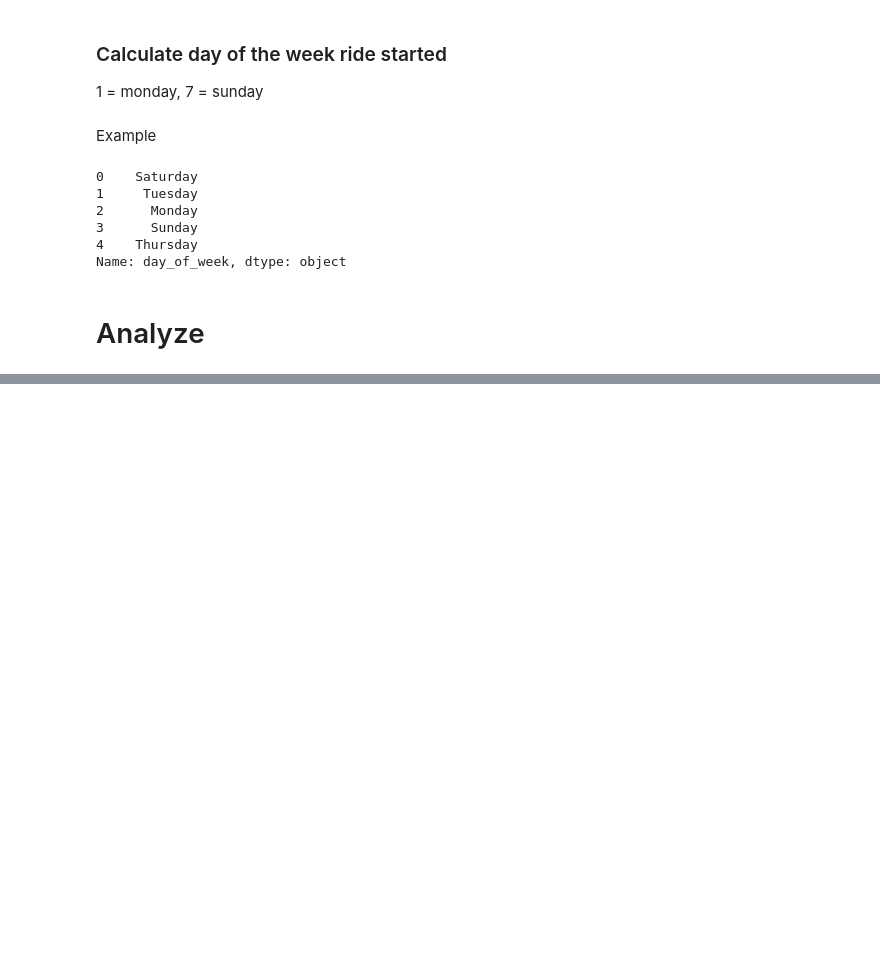
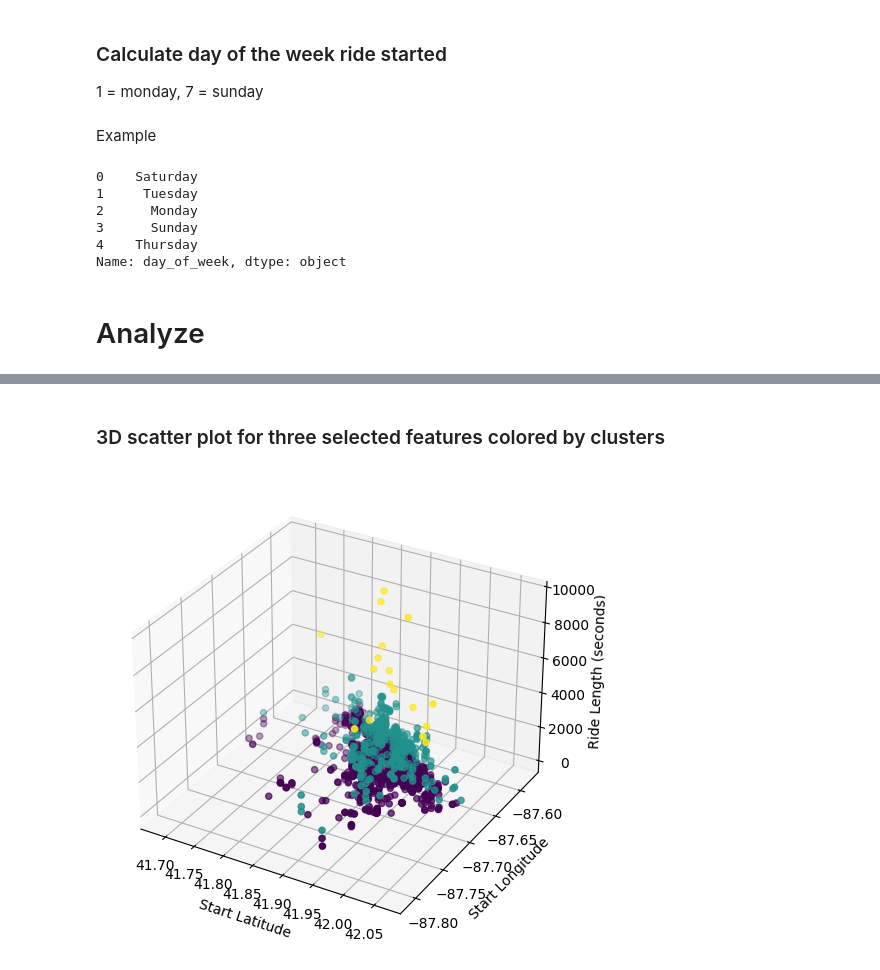
Before and after one commit to ATESAM-ABDULLAH/Coursera, a Jupyter notebook: Google Data Analytics/Capstone/Case Study 1/Code/Analysis.ipynb, the cells around one changed output, grey strips where cells are left out. Drawn from its saved outputs; the diff is of its cells as text; code cells hidden in the pictures; blank space fills up the shorter version.

```diff
--- a/Google Data Analytics/Capstone/Case Study 1/Code/Analysis.ipynb
+++ b/Google Data Analytics/Capstone/Case Study 1/Code/Analysis.ipynb
@@ -81,0 +209,8 @@ Name: day_of_week, dtype: object
+# %%
+# Considering only numeric columns for clustering
+cluster_data = df[['ride_length_seconds', 'start_lat', 'start_lng', 'end_lat', 'end_lng']]
+kmeans = KMeans(n_clusters=3, random_state=42)
+df['cluster'] = kmeans.fit_predict(cluster_data)
+
+customer_segments = df['cluster'].value_counts()
+customer_segments.index = ['Casual riders','Moderate riders','Long dist riders']
@@ -81,0 +224,12 @@ Name: day_of_week, dtype: object
+# %% [markdown]
+### 3D scatter plot for three selected features colored by clusters
+# %%
+fig = plt.figure(figsize=(8, 6))
+ax = fig.add_subplot(111, projection='3d')
+ax.scatter(df['start_lat'], df['start_lng'], df['ride_length_seconds'], c=df['cluster'], cmap='viridis')
+ax.set_xlabel('Start Latitude')
+ax.set_ylabel('Start Longitude')
+ax.set_zlabel('Ride Length (seconds)')
+plt.show()
+# %% [output]
+[figure, added]
```
Also changed, not shown: parts of 23 cells of this notebook, 7 other files.
